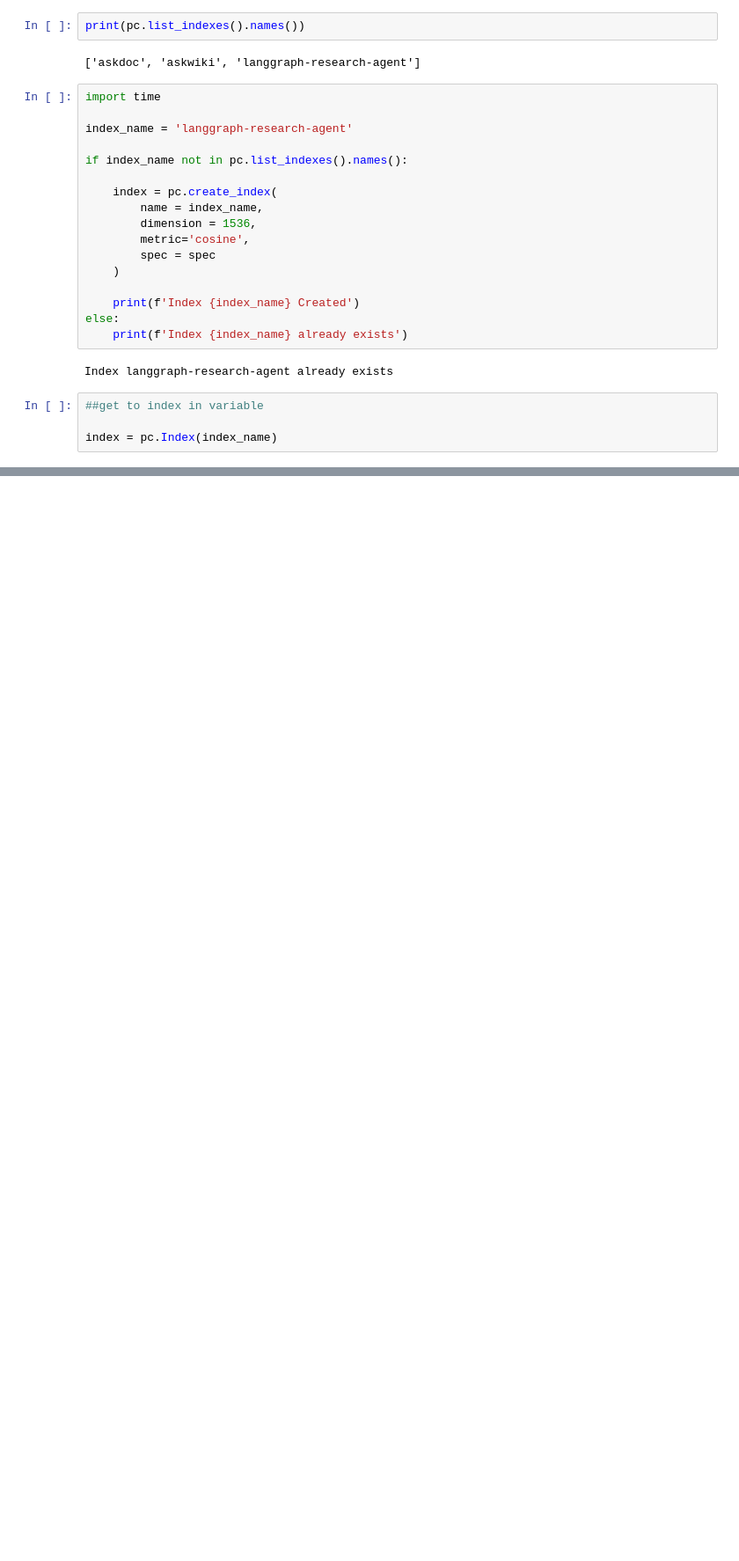
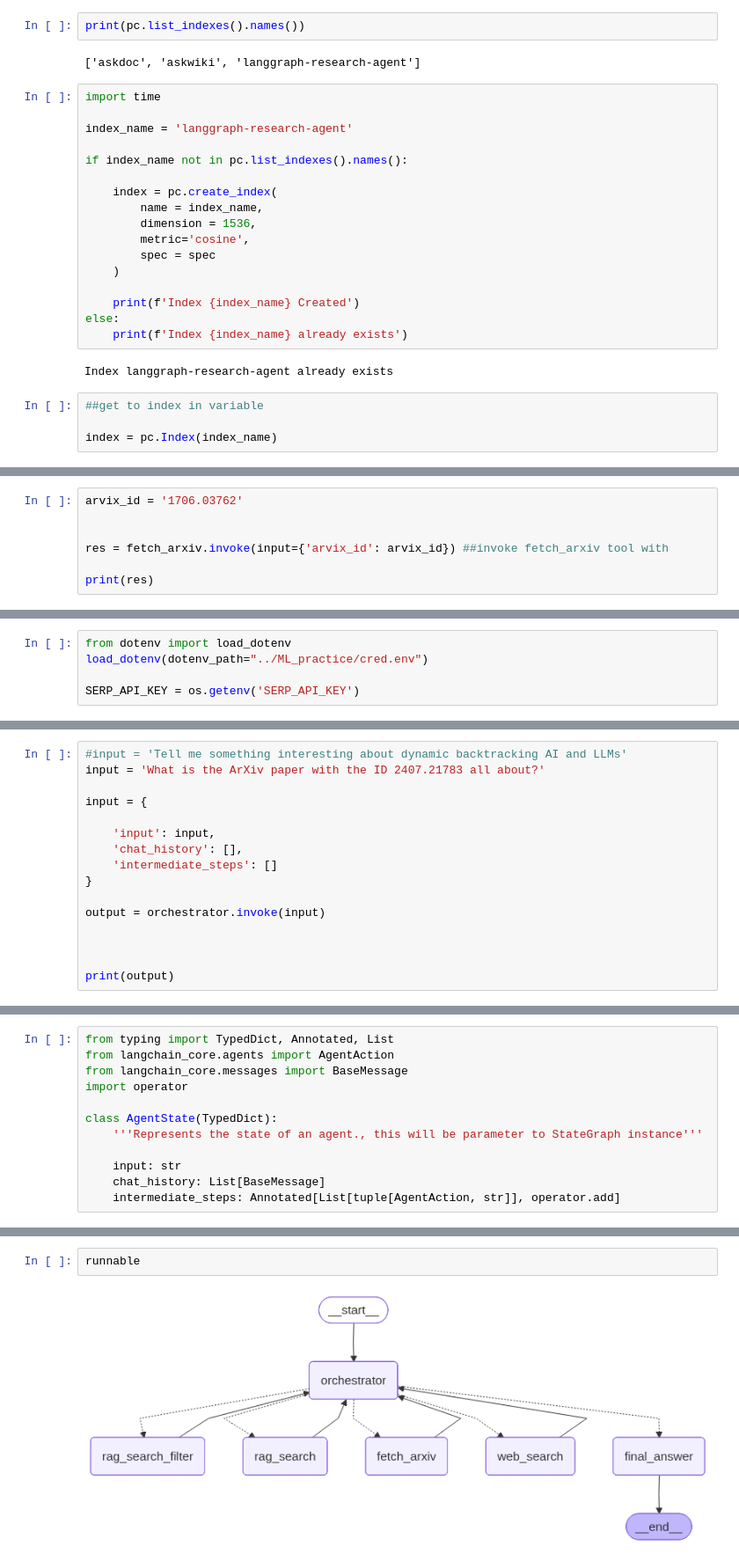
Before and after one commit to anikul24/ai-ml-genai-projects, a Jupyter notebook: Research Agent/research_agent_langgraph.ipynb, the cells around one changed output, grey strips where cells are left out. Shown: that part at 88% size. Drawn from its saved outputs; the diff is of its cells as text; blank space fills up the shorter version.

Commit message:
Research agent langraph

```diff
--- a/Research Agent/research_agent_langgraph.ipynb
+++ b/Research Agent/research_agent_langgraph.ipynb
@@ -413,0 +569,7 @@ HTTP response body: {"code":3,"message":"Request size 3MB exceeds the maximum su
+# %%
+arvix_id = '1706.03762'
+
+
+res = fetch_arxiv.invoke(input={'arvix_id': arvix_id}) ##invoke fetch_arxiv tool with
+
+print(res)
@@ -413,0 +582,5 @@ HTTP response body: {"code":3,"message":"Request size 3MB exceeds the maximum su
+# %%
+from dotenv import load_dotenv
+load_dotenv(dotenv_path="../ML_practice/cred.env")
+
+SERP_API_KEY = os.getenv('SERP_API_KEY')
@@ -413,0 +900,16 @@ HTTP response body: {"code":3,"message":"Request size 3MB exceeds the maximum su
+# %%
+#input = 'Tell me something interesting about dynamic backtracking AI and LLMs'
+input = 'What is the ArXiv paper with the ID 2407.21783 all about?'
+
+input = {
+
+    'input': input,
+    'chat_history': [],
+    'intermediate_steps': []
+}
+
+output = orchestrator.invoke(input)
+
+
+
+print(output)
@@ -413,0 +1021,12 @@ HTTP response body: {"code":3,"message":"Request size 3MB exceeds the maximum su
+# %%
+from typing import TypedDict, Annotated, List
+from langchain_core.agents import AgentAction
+from langchain_core.messages import BaseMessage
+import operator
+
+class AgentState(TypedDict):
+    '''Represents the state of an agent., this will be parameter to StateGraph instance'''
+
+    input: str
+    chat_history: List[BaseMessage]
+    intermediate_steps: Annotated[List[tuple[AgentAction, str]], operator.add]
@@ -413,0 +1080,4 @@ HTTP response body: {"code":3,"message":"Request size 3MB exceeds the maximum su
+# %%
+runnable
+# %% [output]
+[figure, added]
```
Also changed, not shown: parts of 52 cells of this notebook, 1 other file.
